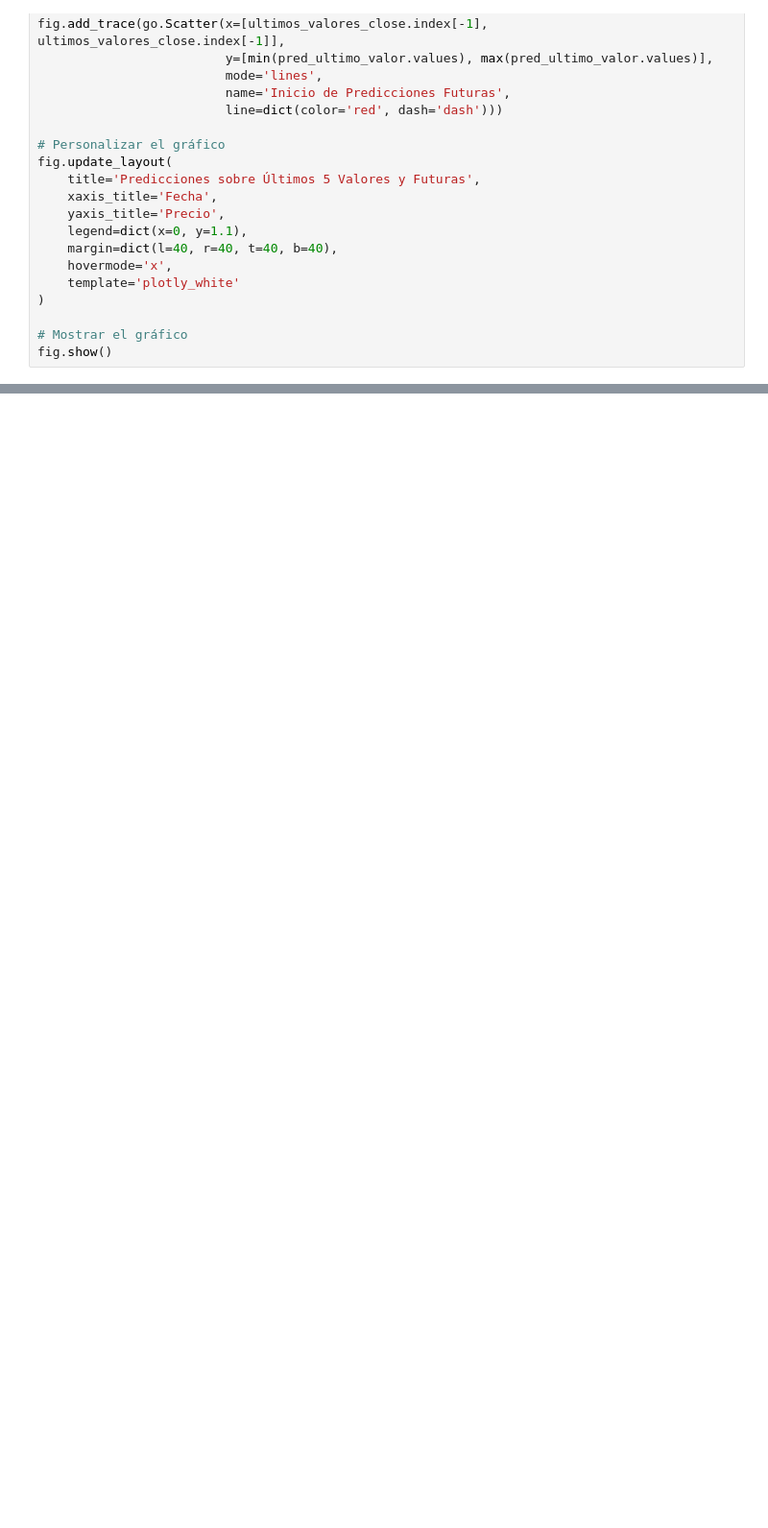
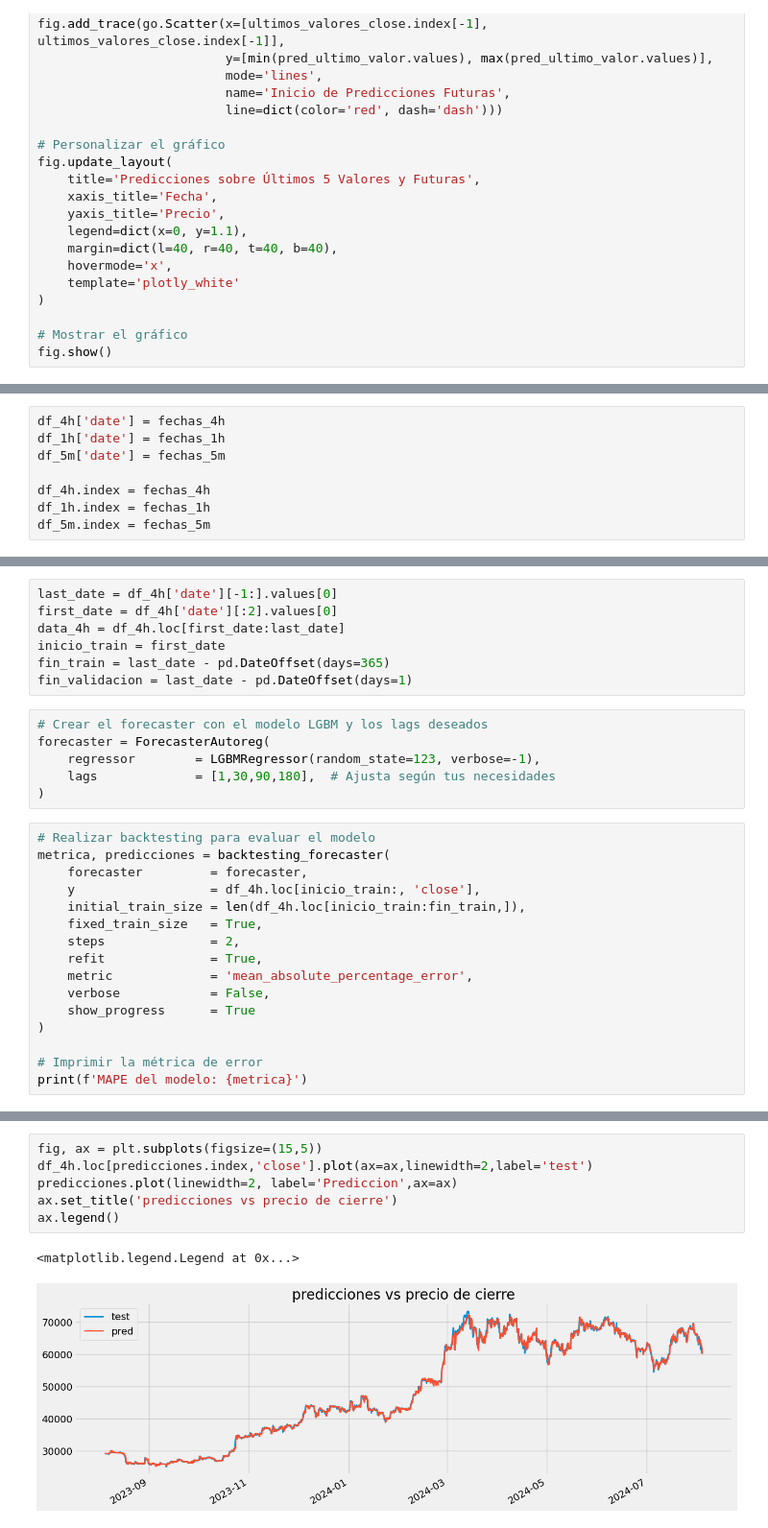
Before and after one commit to Pableren/Glass-Bubble, a Jupyter notebook: Model_fix.ipynb, the cells around one changed output, grey strips where cells are left out. Shown at 96% size. Cells and saved outputs as stored; diff of their text form; blank space fills up the shorter version.

Commit message:
model 4h notebook pruebas

```diff
--- a/Model_fix.ipynb
+++ b/Model_fix.ipynb
@@ -287,0 +311,8 @@ aliceblue, antiquewhite, aqua, aquamarine, azure,
+# %%
+df_4h['date'] = fechas_4h
+df_1h['date'] = fechas_1h
+df_5m['date'] = fechas_5m
+
+df_4h.index = fechas_4h
+df_1h.index = fechas_1h
+df_5m.index = fechas_5m
@@ -287,0 +321,29 @@ aliceblue, antiquewhite, aqua, aquamarine, azure,
+# %%
+last_date = df_4h['date'][-1:].values[0]
+first_date = df_4h['date'][:2].values[0]
+data_4h = df_4h.loc[first_date:last_date]
+inicio_train = first_date
+fin_train = last_date - pd.DateOffset(days=365)
+fin_validacion = last_date - pd.DateOffset(days=1)
+# %%
+# Crear el forecaster con el modelo LGBM y los lags deseados
+forecaster = ForecasterAutoreg(
+    regressor        = LGBMRegressor(random_state=123, verbose=-1),
+    lags             = [1,30,90,180],  # Ajusta según tus necesidades
+)
+# %%
+# Realizar backtesting para evaluar el modelo
+metrica, predicciones = backtesting_forecaster(
+    forecaster         = forecaster,
+    y                  = df_4h.loc[inicio_train:, 'close'],
+    initial_train_size = len(df_4h.loc[inicio_train:fin_train,]),
+    fixed_train_size   = True,
+    steps              = 2,
+    refit              = True,
+    metric             = 'mean_absolute_percentage_error',
+    verbose            = False,
+    show_progress      = True
+)
+
+# Imprimir la métrica de error
+print(f'MAPE del modelo: {metrica}')
@@ -287,0 +370,9 @@ aliceblue, antiquewhite, aqua, aquamarine, azure,
+# %%
+fig, ax = plt.subplots(figsize=(15,5))
+df_4h.loc[predicciones.index,'close'].plot(ax=ax,linewidth=2,label='test')
+predicciones.plot(linewidth=2, label='Prediccion',ax=ax)
+ax.set_title('predicciones vs precio de cierre')
+ax.legend()
+# %% [output]
+<matplotlib.legend.Legend at 0x...>
+[figure, added]
```
Also changed, not shown: parts of 15 cells of this notebook.
